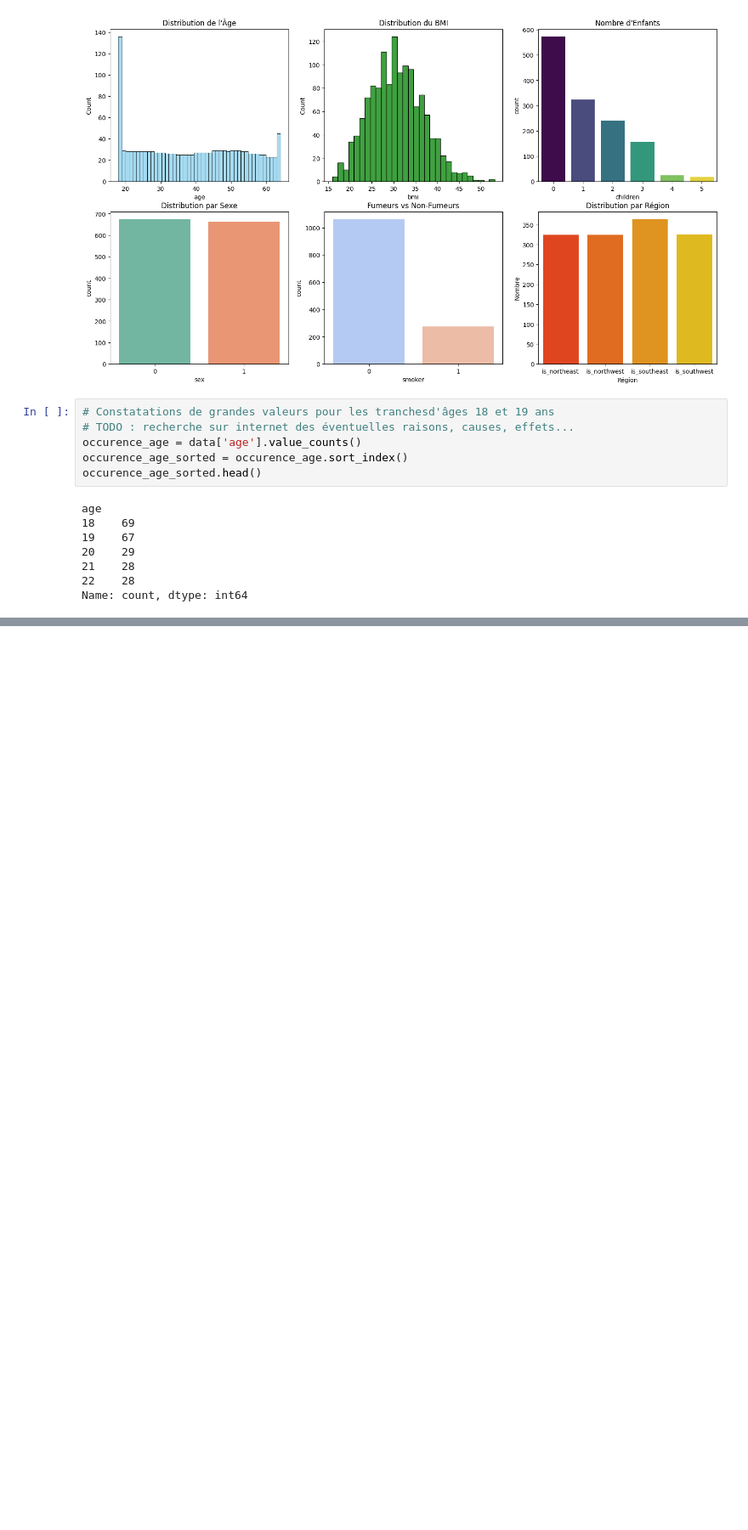
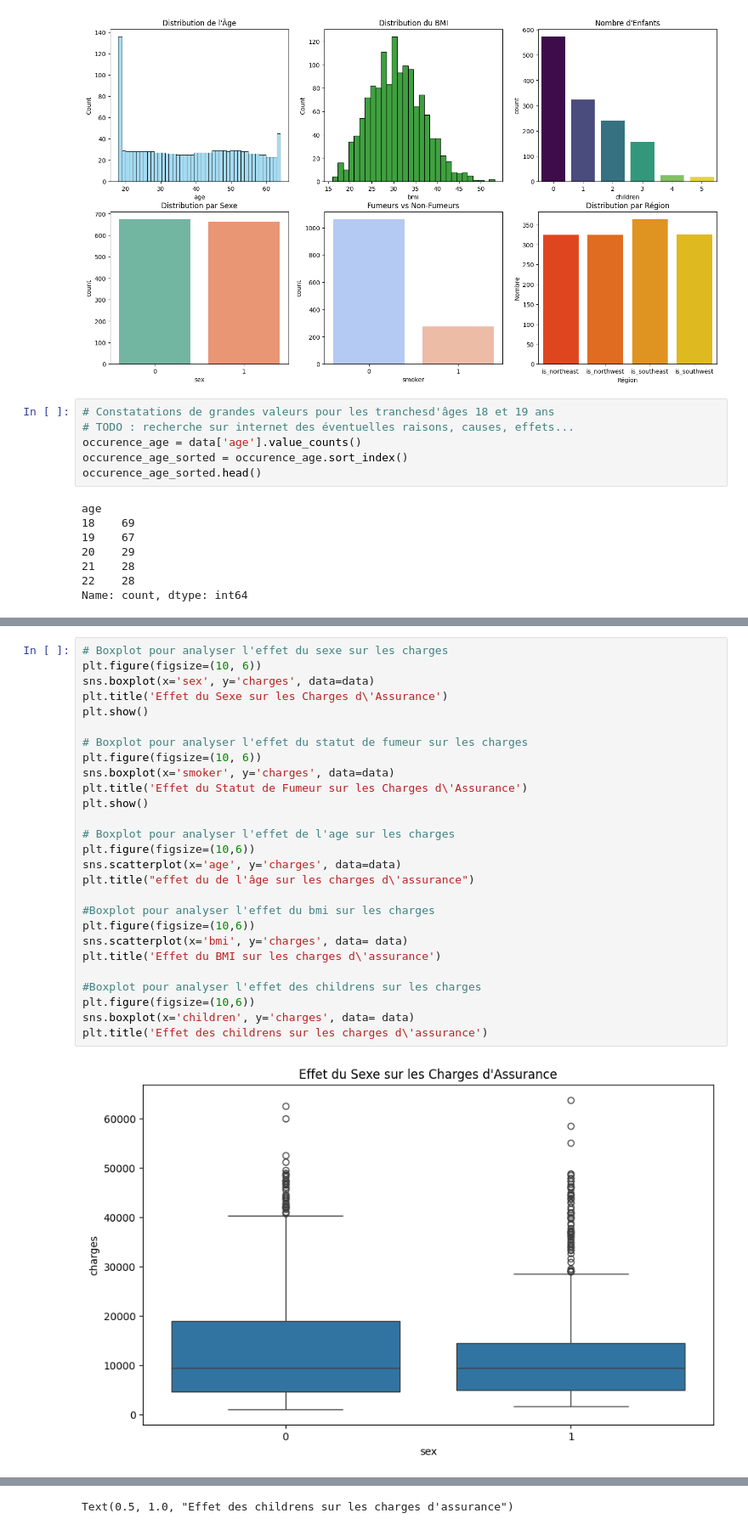
Before and after one commit to AntoineMLD/AssurePeopleUsa, a Jupyter notebook: nettoyage.ipynb, the cells around one changed output, grey strips where cells are left out. Shown at 85% size. Saved outputs shown, nothing was run; the diff lists cells and outputs as text; blank space fills up the shorter version.

```diff
--- a/nettoyage.ipynb
+++ b/nettoyage.ipynb
@@ -135,0 +155,29 @@ Name: count, dtype: int64
+# %%
+# Boxplot pour analyser l'effet du sexe sur les charges
+plt.figure(figsize=(10, 6))
+sns.boxplot(x='sex', y='charges', data=data)
+plt.title('Effet du Sexe sur les Charges d\'Assurance')
+plt.show()
+
+# Boxplot pour analyser l'effet du statut de fumeur sur les charges
+plt.figure(figsize=(10, 6))
+sns.boxplot(x='smoker', y='charges', data=data)
+plt.title('Effet du Statut de Fumeur sur les Charges d\'Assurance')
+plt.show()
+
+# Boxplot pour analyser l'effet de l'age sur les charges
+plt.figure(figsize=(10,6))
+sns.scatterplot(x='age', y='charges', data=data)
+plt.title("effet du de l'âge sur les charges d\'assurance")
+
+#Boxplot pour analyser l'effet du bmi sur les charges
+plt.figure(figsize=(10,6))
+sns.scatterplot(x='bmi', y='charges', data= data)
+plt.title('Effet du BMI sur les charges d\'assurance')
+
+#Boxplot pour analyser l'effet des childrens sur les charges
+plt.figure(figsize=(10,6))
+sns.boxplot(x='children', y='charges', data= data)
+plt.title('Effet des childrens sur les charges d\'assurance')
+# %% [output]
+[figure, added]
@@ -135,0 +185 @@ Name: count, dtype: int64
+Text(0.5, 1.0, "Effet des childrens sur les charges d'assurance")
```
Also changed, not shown: parts of 7 cells of this notebook.
